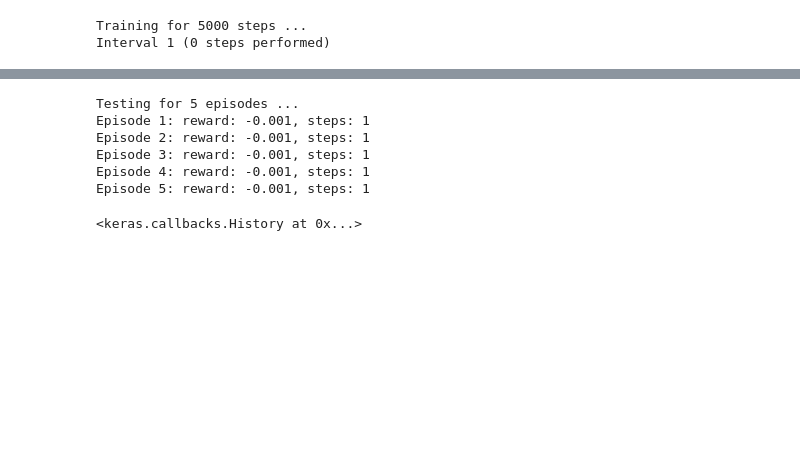
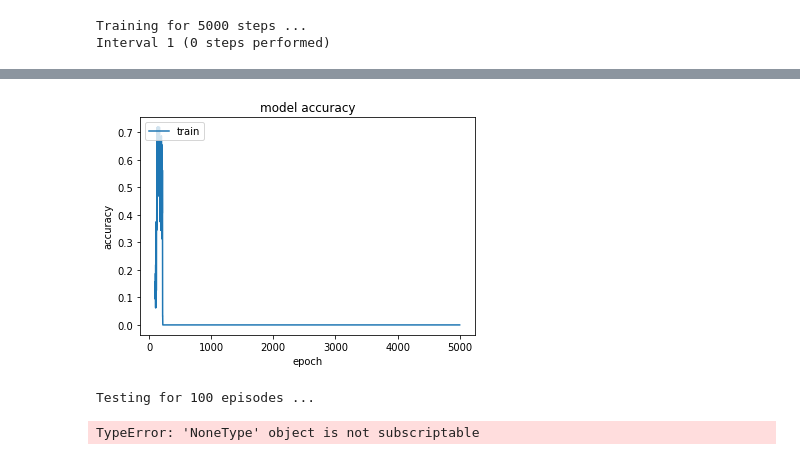
Before and after one commit to karma0/rltrade, a Jupyter notebook: IncrementalModel.ipynb, the cells around one changed output, grey strips where cells are left out. Drawn from its saved outputs; the diff is of its cells as text; code cells hidden in the pictures; blank space fills up the shorter version.

```diff
--- a/IncrementalModel.ipynb
+++ b/IncrementalModel.ipynb
@@ -164 +192,11 @@ Interval 1 (0 steps performed)
+# %%
+# summarize history for accuracy
+plt.plot(metrics.metrics['acc'])
+plt.title('model accuracy')
+plt.ylabel('accuracy')
+plt.xlabel('epoch')
+plt.legend(['train', 'test'], loc='upper left')
+plt.show()
+# %% [output]
+[figure, added]
 # %%
@@ -166,11 +203,6 @@ Interval 1 (0 steps performed)
 agent.save_weights('duel_dqn_{}_weights.h5f'.format('stock_bot'), overwrite=True)
 # %%
-agent.test(env, nb_episodes=5, visualize=False)
+agent.test(env, nb_episodes=100, visualize=False, callbacks=[metrics])
 # %% [output]
-Testing for 5 episodes ...
-Episode 1: reward: -0.001, steps: 1
-Episode 2: reward: -0.001, steps: 1
-Episode 3: reward: -0.001, steps: 1
-Episode 4: reward: -0.001, steps: 1
-Episode 5: reward: -0.001, steps: 1
+Testing for 100 episodes ...
-<keras.callbacks.History at 0x...>
+TypeError: 'NoneType' object is not subscriptable
```
Also changed, not shown: parts of 6 cells of this notebook.
